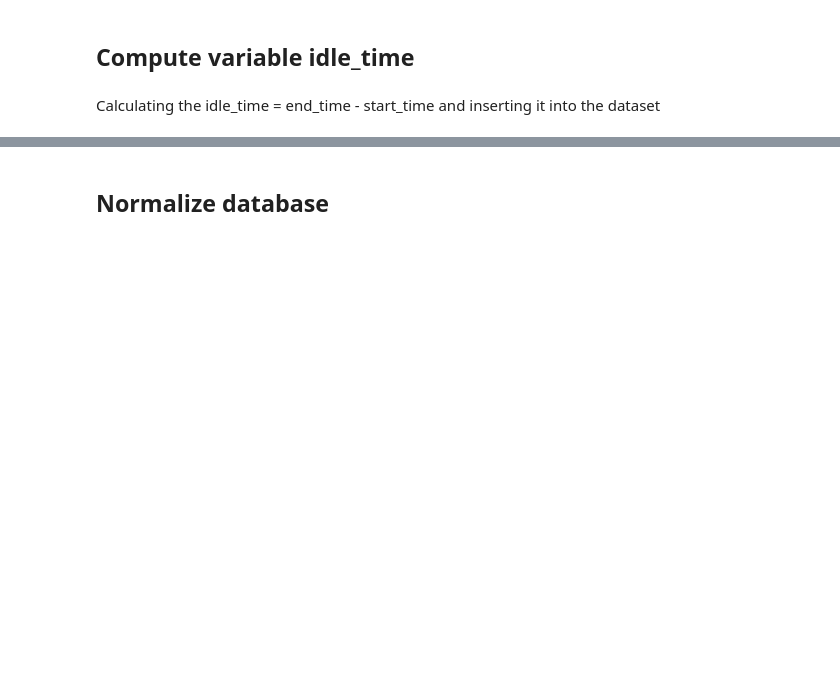
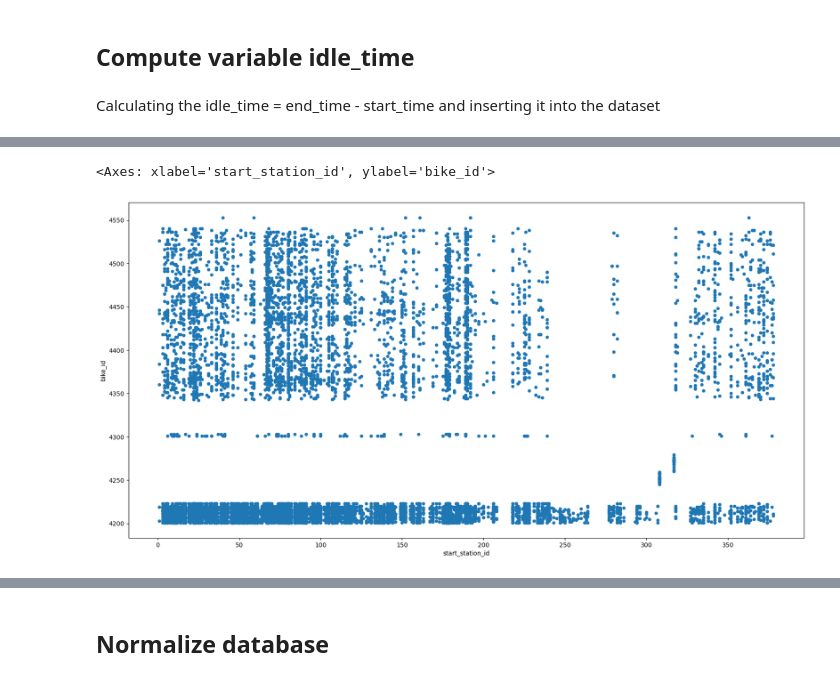
Before and after one commit to Oxford012/DDT, a Jupyter notebook: Angela/angela.ipynb, the cells around one changed output, grey strips where cells are left out. Saved outputs shown, nothing was run; the diff lists cells and outputs as text; code cells hidden in the pictures; blank space fills up the shorter version.

```diff
--- a/Angela/angela.ipynb
+++ b/Angela/angela.ipynb
@@ -101,0 +271,4 @@ Calculating the idle_time = end_time - start_time and inserting it into the data
+# %%
+# taking a closer look at the less used bikes
+less_used_bikes = bluebikes_subset[bluebikes_subset['bike_id']>4200]
+less_used_bikes
@@ -101,0 +290,5 @@ Calculating the idle_time = end_time - start_time and inserting it into the data
+# %%
+less_used_bikes[["start_station_id", "bike_id"]].plot(kind="scatter", x="start_station_id", y="bike_id", figsize=(20,10))
+# %% [output]
+<Axes: xlabel='start_station_id', ylabel='bike_id'>
+[figure, added]
```
Also changed, not shown: parts of 59 cells of this notebook.
